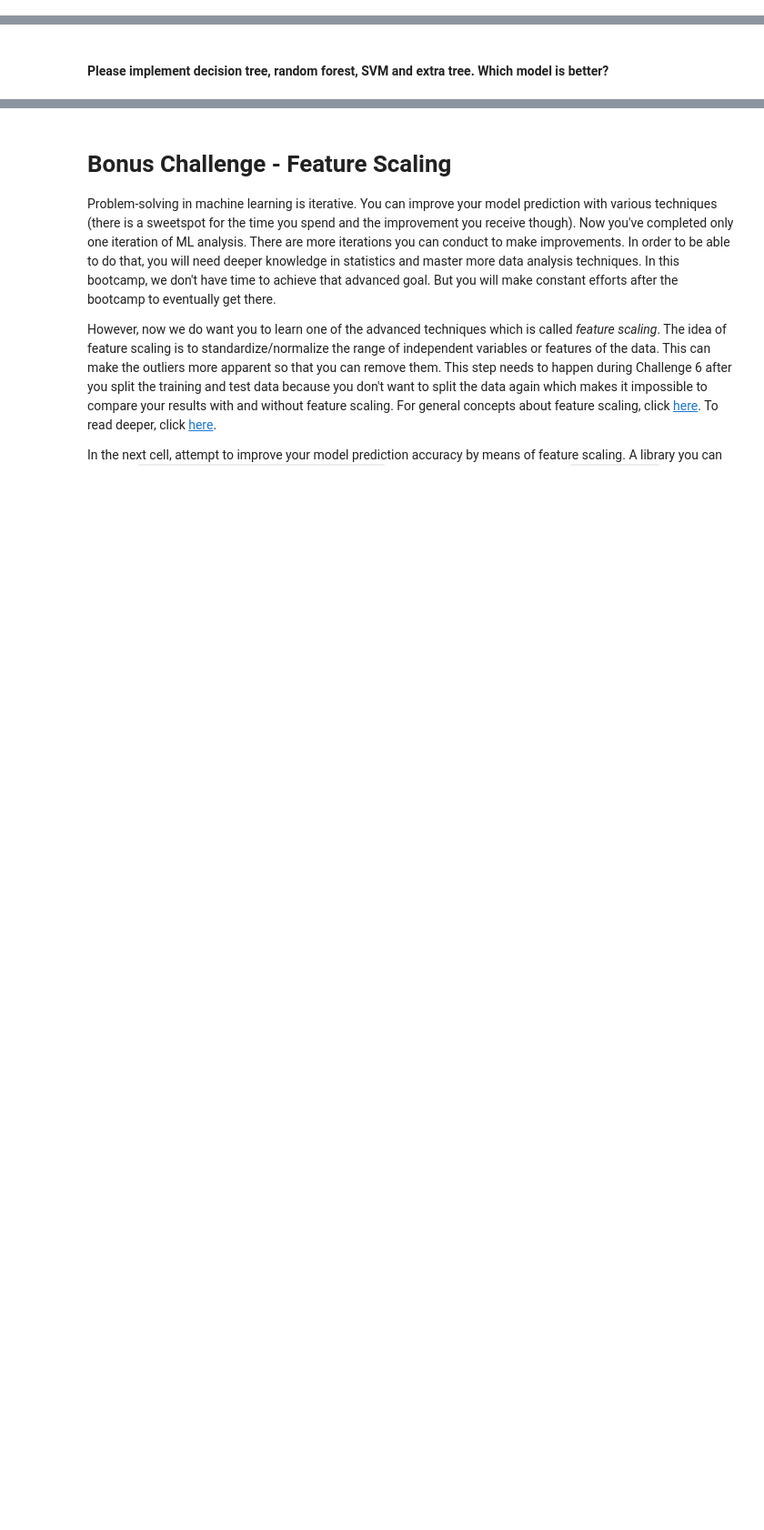
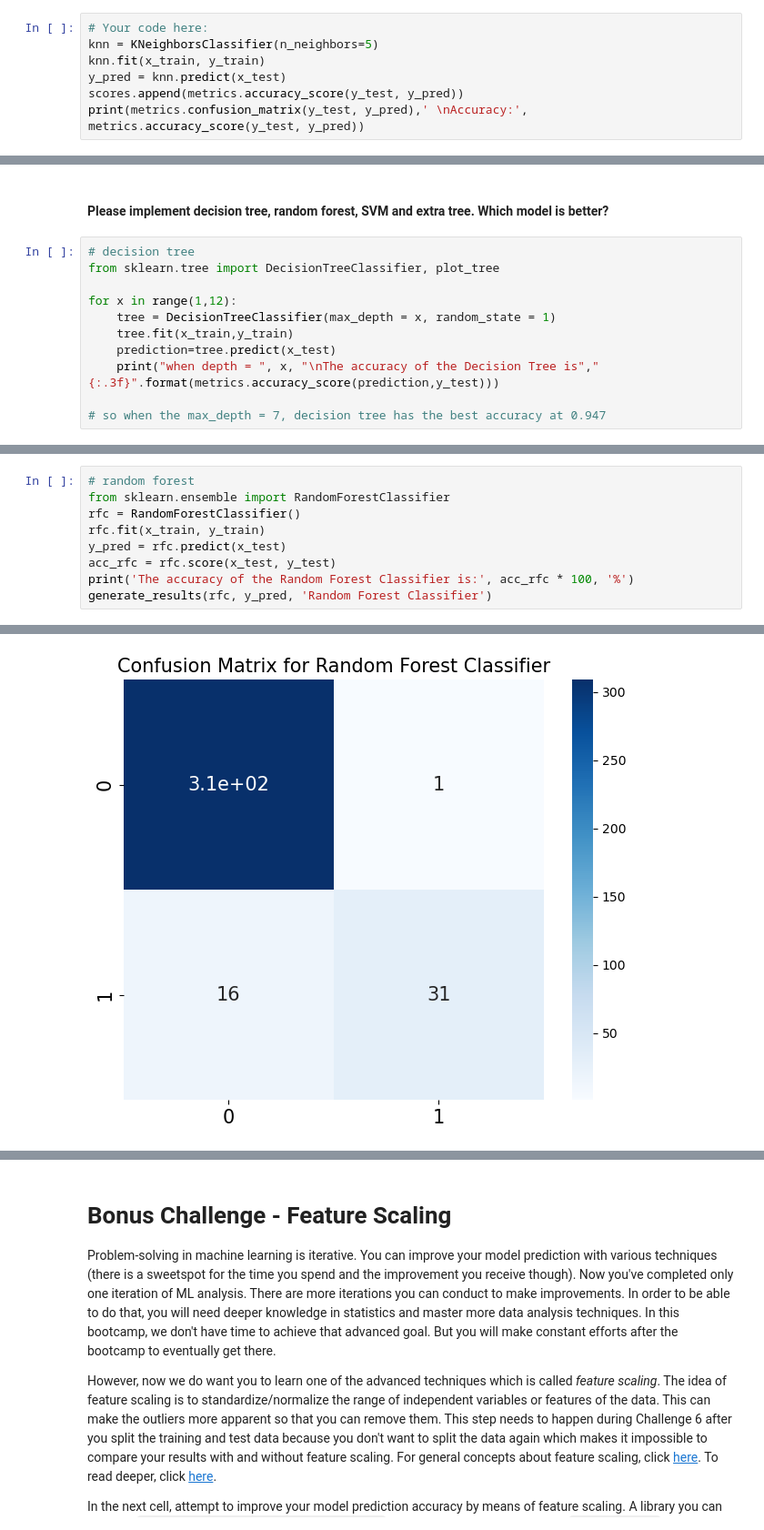
Before and after one commit to JaimeSastreCrespo/DAFT_1022, a Jupyter notebook: module_3/Lab_4_Supervised-Learning/main.ipynb, the cells around one changed output, grey strips where cells are left out. Shown at 91% size. Saved outputs shown, nothing was run; the diff lists cells and outputs as text; blank space fills up the shorter version.

```diff
--- a/module_3/Lab_4_Supervised-Learning/main.ipynb
+++ b/module_3/Lab_4_Supervised-Learning/main.ipynb
@@ -479,0 +682,7 @@ Initialize and fit the model below and print the confusion matrix and the accura
+# %%
+# Your code here:
+knn = KNeighborsClassifier(n_neighbors=5)
+knn.fit(x_train, y_train)
+y_pred = knn.predict(x_test)
+scores.append(metrics.accuracy_score(y_test, y_pred))
+print(metrics.confusion_matrix(y_test, y_pred),' \nAccuracy:', metrics.accuracy_score(y_test, y_pred))
@@ -484,2 +699,13 @@ Did you see an improvement in the confusion matrix when increasing k to 5? Did y
 # %% [markdown]
 #### Please implement decision tree, random forest, SVM and extra tree. Which model is better?
+# %%
+# decision tree
+from sklearn.tree import DecisionTreeClassifier, plot_tree
+
+for x in range(1,12):
+    tree = DecisionTreeClassifier(max_depth = x, random_state = 1)
+    tree.fit(x_train,y_train)
+    prediction=tree.predict(x_test)
+    print("when depth = ", x, "\nThe accuracy of the Decision Tree is","{:.3f}".format(metrics.accuracy_score(prediction,y_test)))
+
+# so when the max_depth = 7, decision tree has the best accuracy at 0.947
@@ -485,0 +730,10 @@ Did you see an improvement in the confusion matrix when increasing k to 5? Did y
+# %%
+# random forest
+from sklearn.ensemble import RandomForestClassifier
+rfc = RandomForestClassifier()
+rfc.fit(x_train, y_train)
+y_pred = rfc.predict(x_test)
+acc_rfc = rfc.score(x_test, y_test)
+print('The accuracy of the Random Forest Classifier is:', acc_rfc * 100, '%')
+generate_results(rfc, y_pred, 'Random Forest Classifier')
+# %% [output]
@@ -485,0 +751 @@ Did you see an improvement in the confusion matrix when increasing k to 5? Did y
+[figure, added]
```
Also changed, not shown: parts of 37 cells of this notebook, 2 other files.
